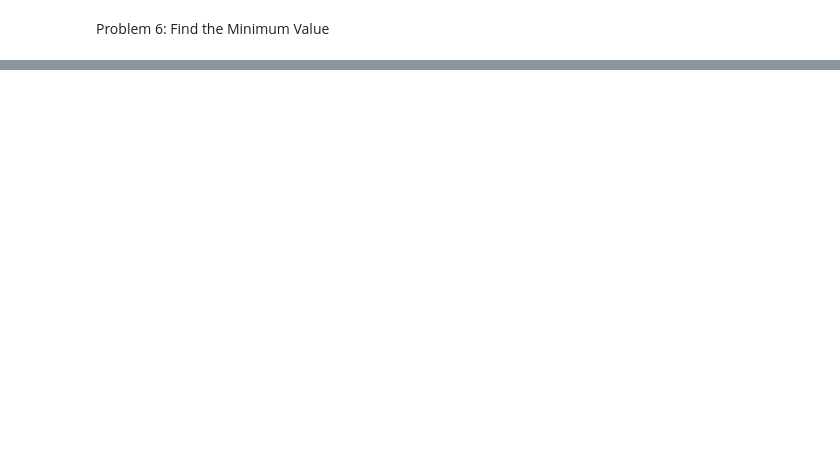
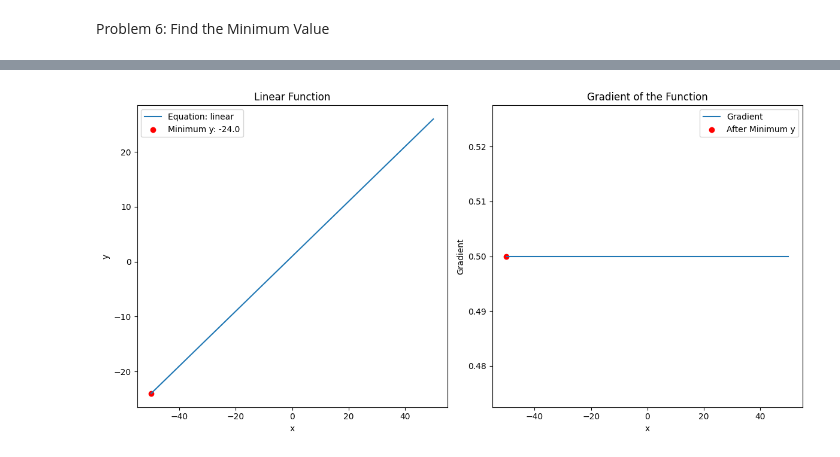
Before and after one commit to AnnaCarson1/AI_Empa, a Jupyter notebook: Two-dimensional arrays and gradient/problem.ipynb, the cells around one changed output, grey strips where cells are left out. Saved outputs shown, nothing was run; the diff lists cells and outputs as text; code cells hidden in the pictures; blank space fills up the shorter version.

```diff
--- a/Two-dimensional arrays and gradient/problem.ipynb
+++ b/Two-dimensional arrays and gradient/problem.ipynb
@@ -99,0 +166,91 @@ Slope after minimum y: 0.5
+# %%
+import numpy as np
+import matplotlib.pyplot as plt
+
+def linear_function_and_gradient(x_values, equation_type='linear'):
+    # Problem 1: Linear function
+    if equation_type == 'linear':
+        y_values = 0.5 * x_values + 1
+    elif equation_type == 'quadratic':
+        y_values = x_values ** 2
+    elif equation_type == 'exponential':
+        y_values = 2 * x_values ** 2 + 2 ** x_values
+    elif equation_type == 'trigonometric':
+        y_values = np.sin(x_values ** 0.5)
+    else:
+        raise ValueError("Invalid equation type. Choose 'linear', 'quadratic', 'exponential', or 'trigonometric'.")
+
+    # Problem 3: Find the gradient
+    delta_x = np.diff(x_values)
+    delta_y = np.diff(y_values)
+    gradient = delta_y / delta_x
+
+    # Find the minimum value of y and its index
+    min_y_value = np.min(y_values)
+    min_y_index = np.argmin(y_values)
+
+    # Display the slope before and after taking the minimum y
+    slope_before_min_y = gradient[min_y_index - 1] if min_y_index > 0 else gradient[min_y_index]
+    slope_after_min_y = gradient[min_y_index]
+
+    # Problem 4: Draw a graph
+    plt.figure(figsize=(12, 6))
+
+    # Function plot
+    plt.subplot(1, 2, 1)
+    plt.plot(x_values, y_values, label=f'Equation: {equation_type}')
+    plt.scatter(x_values[min_y_index], min_y_value, color='red', label=f'Minimum y: {min_y_value}')
+    plt.title(f'{equation_type.capitalize()} Function')
+    plt.xlabel('x')
+    plt.ylabel('y')
+    plt.legend()
+
+    # Gradient plot
+    plt.subplot(1, 2, 2)
+    plt.plot(x_values[1:], gradient, label='Gradient')
+    plt.scatter(x_values[min_y_index], slope_after_min_y, color='red', label='After Minimum y')
+    plt.title('Gradient of the Function')
+    plt.xlabel('x')
+    plt.ylabel('Gradient')
+    plt.legend()
+
+    # Show the plots
+    plt.tight_layout()
+    plt.show()
+
+    return min_y_value, slope_before_min_y, slope_after_min_y
+
+# Calculate and plot for each equation
+x_values_range = np.arange(-50, 50.1, 0.1)
+
+# Linear function and gradient
+min_y_linear, slope_before_min_y_linear, slope_after_min_y_linear = linear_function_and_gradient(x_values_range, equation_type='linear')
+
+# Quadratic function and gradient
+min_y_quadratic, slope_before_min_y_quadratic, slope_after_min_y_quadratic = linear_function_and_gradient(x_values_range, equation_type='quadratic')
+
+# Exponential function and gradient
+min_y_exponential, slope_before_min_y_exponential, slope_after_min_y_exponential = linear_function_and_gradient(x_values_range, equation_type='exponential')
+
+# Trigonometric function and gradient
+x_values_trigonometric = np.arange(0, 50.1, 0.1)
+min_y_trigonometric, slope_before_min_y_trigonometric, slope_after_min_y_trigonometric = linear_function_and_gradient(x_values_trigonometric, equation_type='trigonometric')
+
+# Display the results
+print("Minimum y for Linear Function:", min_y_linear)
+print("Slope before Minimum y (Linear):", slope_before_min_y_linear)
+print("Slope after Minimum y (Linear):", slope_after_min_y_linear)
+
+print("\nMinimum y for Quadratic Function:", min_y_quadratic)
+print("Slope before Minimum y (Quadratic):", slope_before_min_y_quadratic)
+print("Slope after Minimum y (Quadratic):", slope_after_min_y_quadratic)
+
+print("\nMinimum y for Exponential Function:", min_y_exponential)
+print("Slope before Minimum y (Exponential):", slope_before_min_y_exponential)
+print("Slope after Minimum y (Exponential):", slope_after_min_y_exponential)
+
+print("\nMinimum y for Trigonometric Function:", min_y_trigonometric)
+print("Slope before Minimum y (Trigonometric):", slope_before_min_y_trigonometric)
+print("Slope after Minimum y (Trigonometric):", slope_after_min_y_trigonometric)
+# %% [output]
+[figure, added]
```
Also changed, not shown: parts of 13 cells of this notebook, 1 other file.
